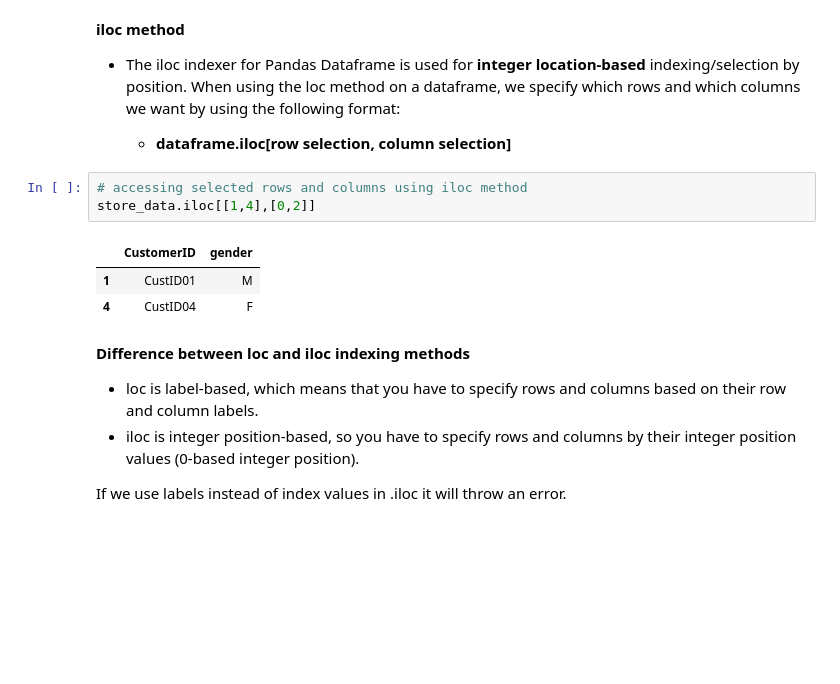
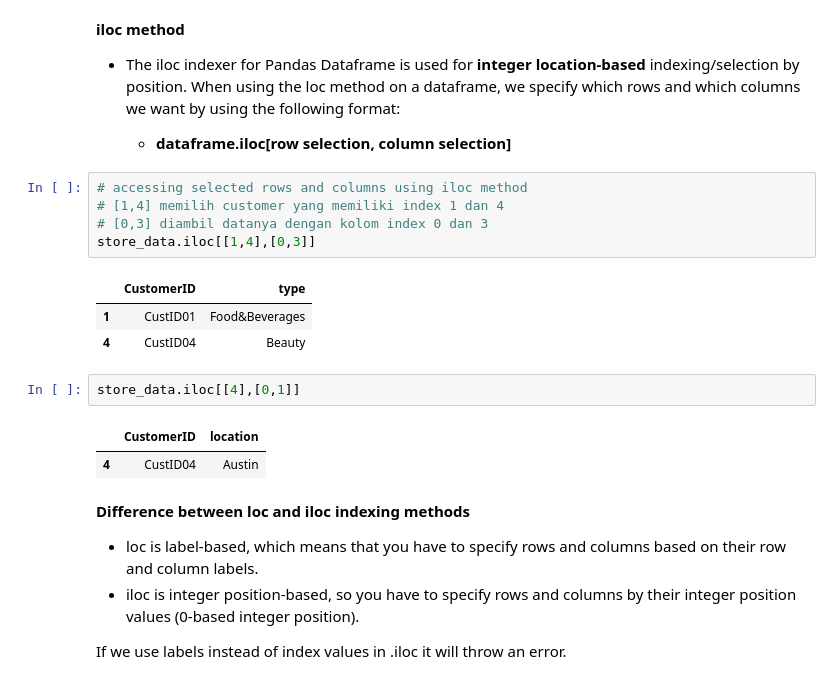
Before and after one commit to yudisuryawan7/Learn-Data-Science-Phyton, a Jupyter notebook: Pandas_for_Data_Science_Pandas.ipynb, the cells around one changed output. Cells and saved outputs as stored; diff of their text form; blank space fills up the shorter version.

Commit message:
add: Pemetaan data

```diff
--- a/Pandas_for_Data_Science_Pandas.ipynb
+++ b/Pandas_for_Data_Science_Pandas.ipynb
@@ -390,11 +396,18 @@ store_data.loc[[1,4],['location','type']]
     -   **dataframe.iloc\[row selection, column selection\]**
 # %%
 # accessing selected rows and columns using iloc method
-store_data.iloc[[1,4],[0,2]]
+# [1,4] memilih customer yang memiliki index 1 dan 4
+# [0,3] diambil datanya dengan kolom index 0 dan 3
+store_data.iloc[[1,4],[0,3]]
 # %% [output]
-|  | CustomerID | gender |
-| 1 | CustID01 | M |
-| 4 | CustID04 | F |
+|  | CustomerID | type |
+| 1 | CustID01 | Food&Beverages |
+| 4 | CustID04 | Beauty |
+# %%
+store_data.iloc[[4],[0,1]]
+# %% [output]
+|  | CustomerID | location |
+| 4 | CustID04 | Austin |
 # %% [markdown]
 **Difference between loc and iloc indexing methods**
 
```
Also changed, not shown: parts of 19 cells of this notebook.
